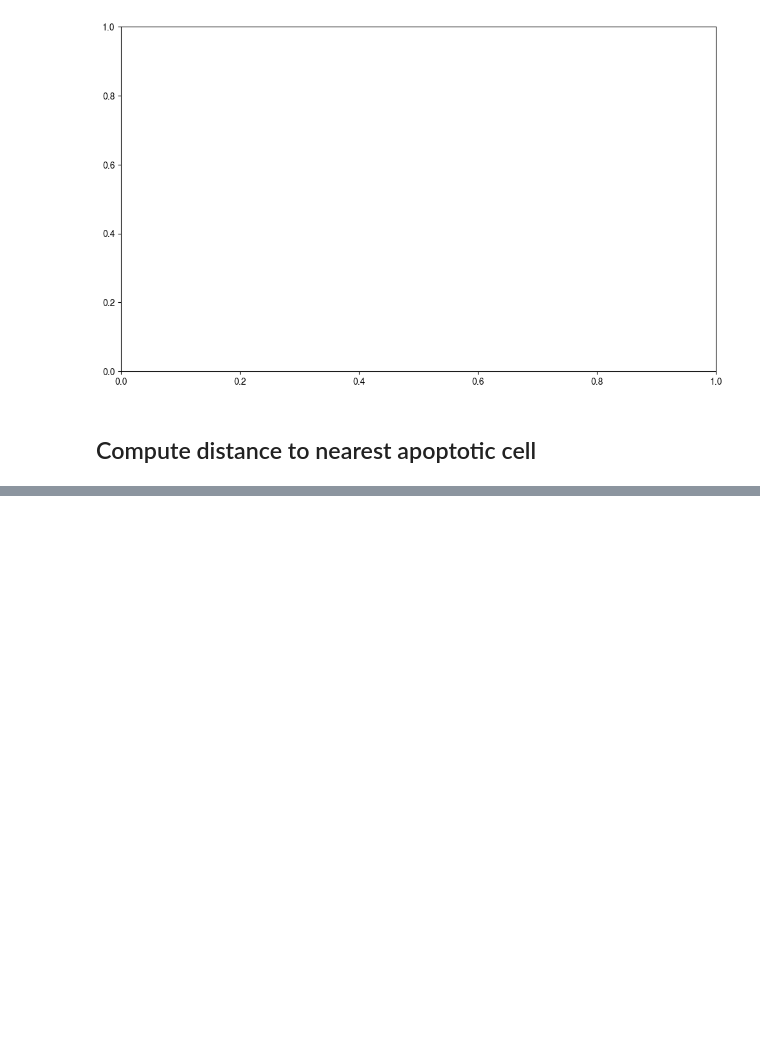
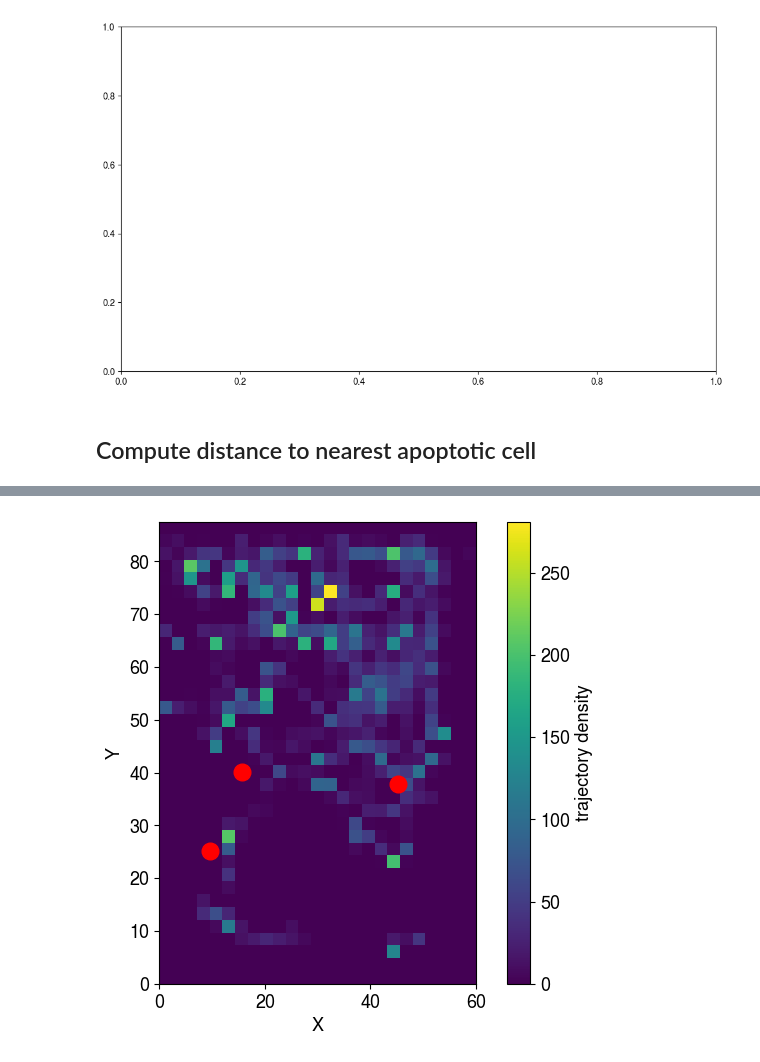
Before and after one commit to jannesantana/bacteria, a Jupyter notebook: bacteria_analysis.ipynb, the cells around one changed output, grey strips where cells are left out. Cells and saved outputs as stored; diff of their text form; code cells hidden in the pictures; blank space fills up the shorter version.

```diff
--- a/bacteria_analysis.ipynb
+++ b/bacteria_analysis.ipynb
@@ -1341,0 +1459,19 @@ abs(np.average(average_m_dist))/sigma
+# %%
+# Example usage:
+# Define your trajectories and obstacle points
+trajectories = all_time_x_y  # Example trajectories
+obstacle_points = [apop_pos["A"],apop_pos["B"],apop_pos["C"]]  # Example obstacle point
+
+# Define grid parameters
+min_x, max_x = 0,62
+min_y, max_y = 0,88
+resolution = 2.5
+
+# Create grid
+grid_x, grid_y = create_grid(min_x, max_x, min_y, max_y, resolution)
+
+# Calculate density
+density = calculate_density(trajectories, grid_x, grid_y, obstacle_points)
+
+print("Density Grid:")
+print(density)
@@ -1341,0 +1496,24 @@ abs(np.average(average_m_dist))/sigma
+# %%
+# from matplotlib.colors import Normalize
+
+def plot_heatmap(grid_x, grid_y, density, obstacle_points=None):
+    plt.figure(figsize=(8, 6))
+    # norm = Normalize(vmin=0, vmax=np.max(density))
+    # Plot density heatmap
+    plt.imshow(density, origin='lower', extent=(grid_x.min(), grid_x.max(), grid_y.min(), grid_y.max()), cmap='viridis')
+    plt.colorbar(label='trajectory density')
+
+    # Plot obstacle points
+    if obstacle_points:
+        for obstacle in obstacle_points:
+            plt.plot(obstacle[0], obstacle[1], 'ro', markersize=12)
+
+    plt.xlabel('X')
+    plt.ylabel('Y')
+    plt.grid(False)
+    plt.show()
+
+# Plot heatmap
+plot_heatmap(grid_x, grid_y, density, obstacle_points)
+# %% [output]
+[figure, added]
```
Also changed, not shown: parts of 18 cells of this notebook.
